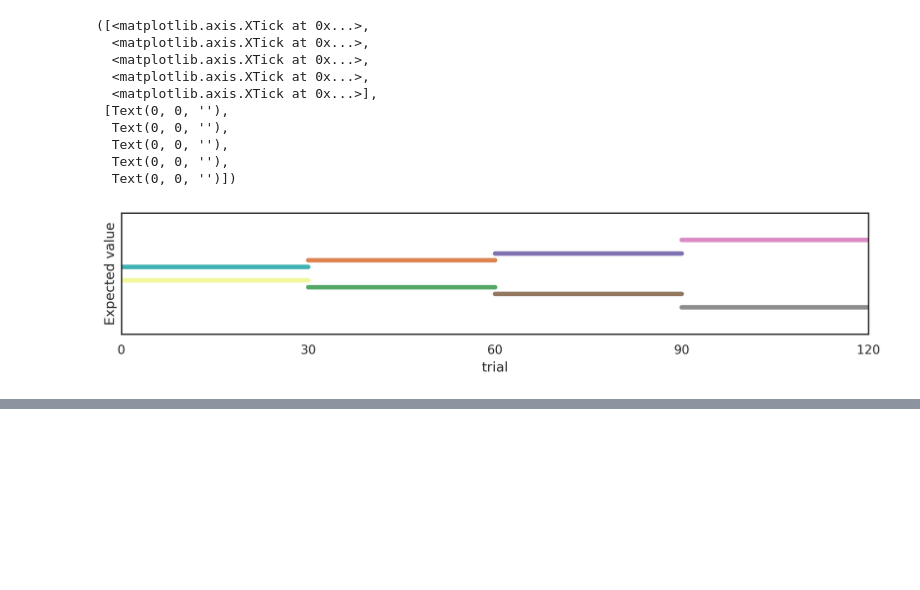
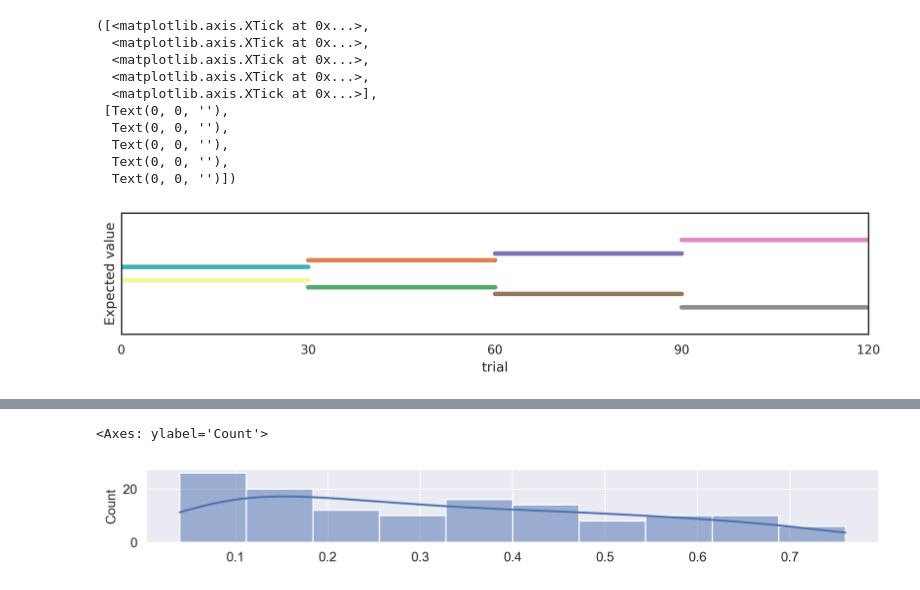
Before and after one commit to bsgarcia/SpaceRLUnity, a Jupyter notebook: Assets/Scripts/analysis/analysis.ipynb, the cells around one changed output, grey strips where cells are left out. Saved outputs shown, nothing was run; the diff lists cells and outputs as text; code cells hidden in the pictures; blank space fills up the shorter version.

```diff
--- a/Assets/Scripts/analysis/analysis.ipynb
+++ b/Assets/Scripts/analysis/analysis.ipynb
@@ -207,0 +255,5 @@ plt.xticks([0, 30, 60, 90, 120])
+# %%
+sns.histplot(all_deltas[all_deltas != 0], bins=10, kde=True)
+# %% [output]
+<Axes: ylabel='Count'>
+[figure, added]
```
Also changed, not shown: parts of 10 cells of this notebook, 14 other files.
